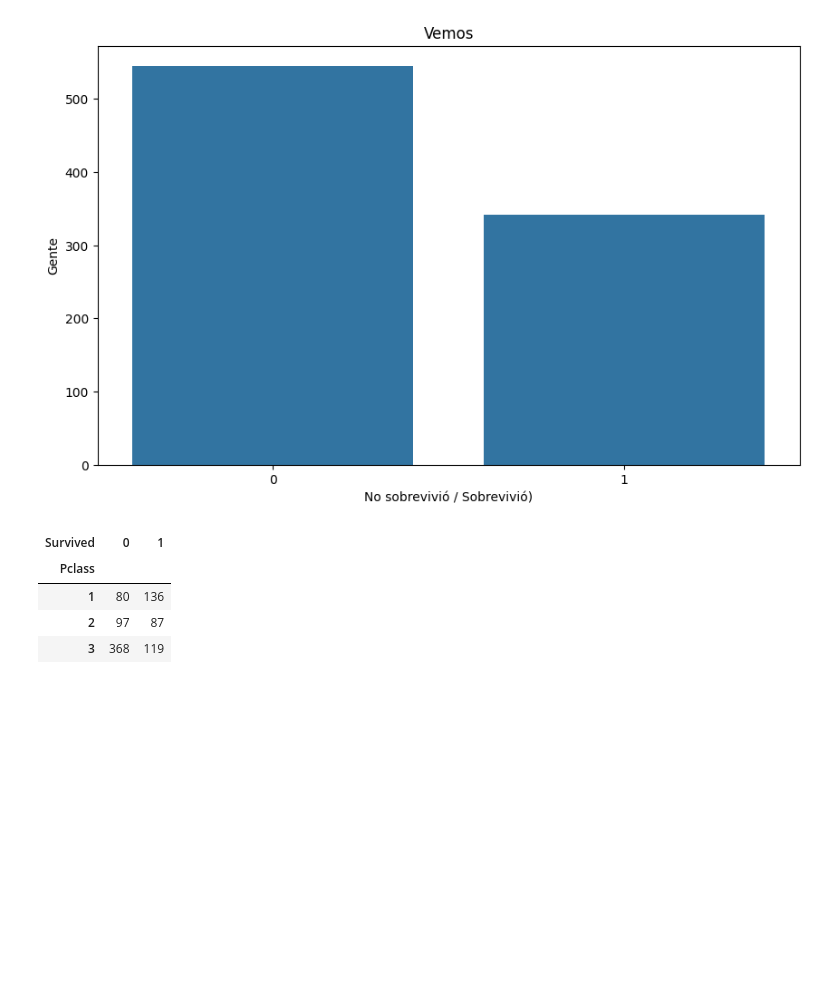
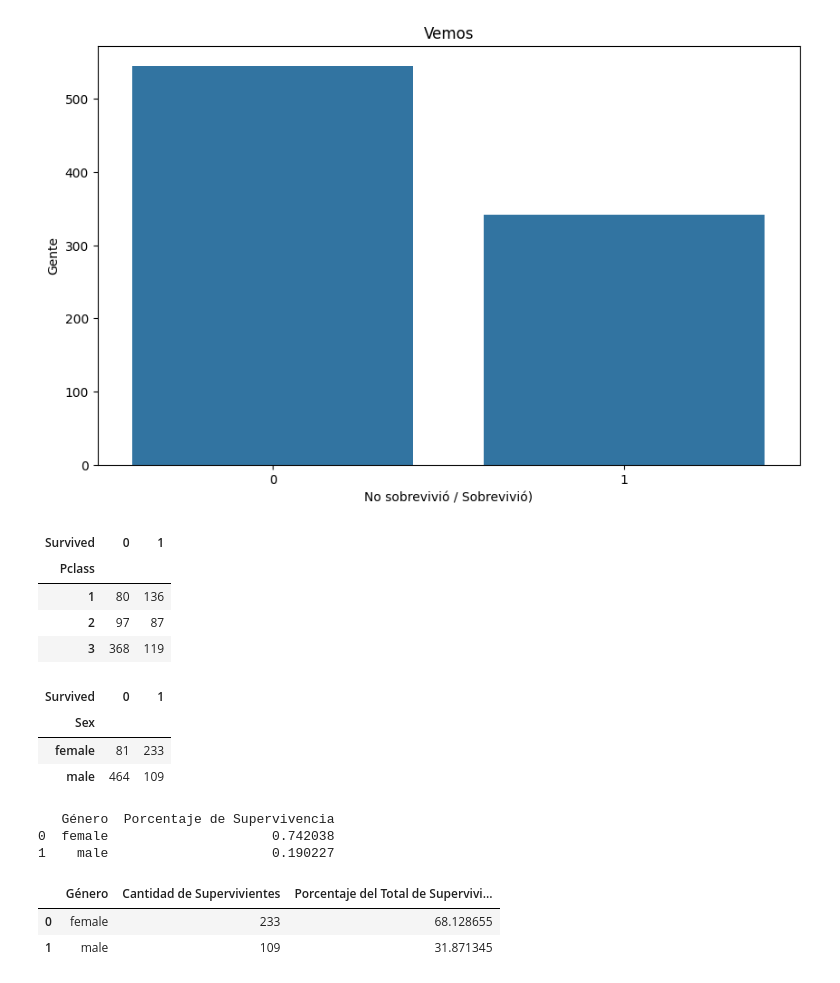
Before and after one commit to Javier-16/Titanic-datos, a Jupyter notebook: Titanic.ipynb, the cells around one changed output. Saved outputs shown, nothing was run; the diff lists cells and outputs as text; code cells hidden in the pictures; blank space fills up the shorter version.

```diff
--- a/Titanic.ipynb
+++ b/Titanic.ipynb
@@ -101,7 +101,34 @@ table.head()
 | 1 | 80 | 136 |
 | 2 | 97 | 87 |
 | 3 | 368 | 119 |
+# %%
+table = pd.crosstab(df['Sex'], df['Survived'])
+table.head()
+# %% [output]
+| Survived | 0 | 1 |
+| Sex |  |  |
+| female | 81 | 233 |
+| male | 464 | 109 |
 # %%
 survival_by_gender = df.groupby('Sex')['Survived'].mean().reset_index()
 
+survival_by_gender.columns = ['Género', 'Porcentaje de Supervivencia']
+
 print(survival_by_gender)
+# %% [output]
+   Género  Porcentaje de Supervivencia
+0  female                     0.742038
+1    male                     0.190227
+# %%
+total_survived = df['Survived'].sum()
+
+survived_by_gender_count = df[df['Survived'] == 1]['Sex'].value_counts().reset_index()
+survived_by_gender_count.columns = ['Género', 'Cantidad de Supervivientes']
+
+survived_by_gender_count['Porcentaje del Total de Supervivientes'] = (survived_by_gender_count['Cantidad de Supervivientes'] / total_survived) * 100
+
+display(survived_by_gender_count)
+# %% [output]
+|  | Género | Cantidad de Supervivientes | Porcentaje del Total de Supervivi... |
+| 0 | female | 233 | 68.128655 |
+| 1 | male | 109 | 31.871345 |
```
